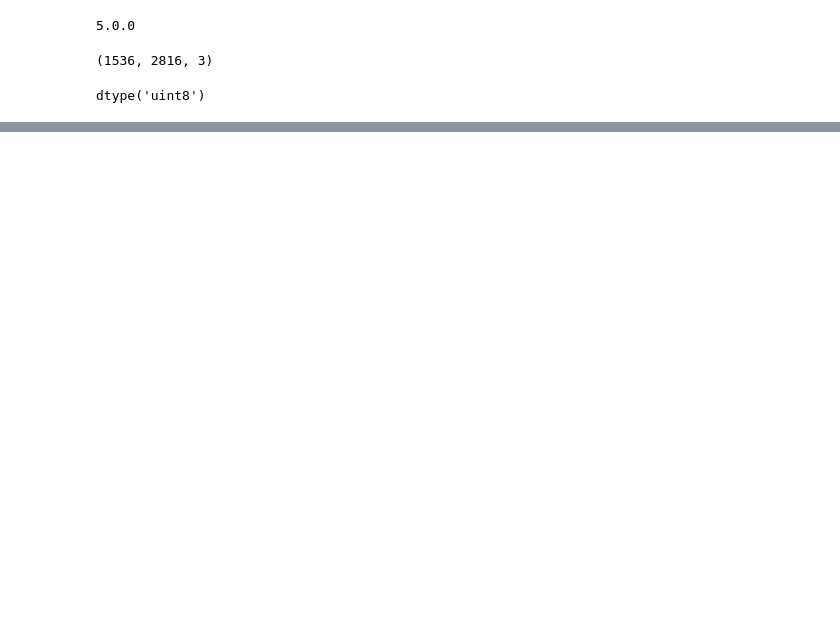
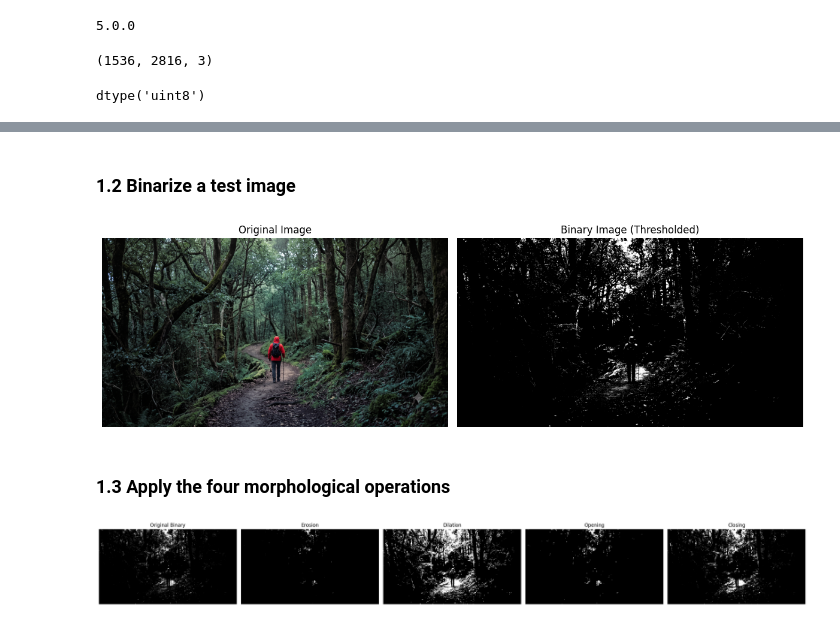
Before and after one commit to Deepvejpara/CV_PR3_Deep_Learning, a Jupyter notebook: CV_PR3.ipynb, the cells around one changed output, grey strips where cells are left out. Drawn from its saved outputs; the diff is of its cells as text; code cells hidden in the pictures; blank space fills up the shorter version.

```diff
--- a/CV_PR3.ipynb
+++ b/CV_PR3.ipynb
@@ -35,0 +34,23 @@ plt.show()
+# %% [markdown]
+### 1.2 Binarize a test image
+# %%
+gray = cv2.cvtColor(img, cv2.COLOR_BGR2GRAY)
+# %%
+_,binary = cv2.threshold(gray, 127, 255, cv2.THRESH_BINARY)
+# %%
+fig, axes = plt.subplots(1, 2, figsize=(12, 6))
+
+axes[0].imshow(cv2.cvtColor(img, cv2.COLOR_BGR2RGB))
+axes[0].set_title('Original Image')
+axes[0].axis('off')
+
+axes[1].imshow(binary, cmap='gray')
+axes[1].set_title('Binary Image (Thresholded)')
+axes[1].axis('off')
+
+plt.tight_layout()
+plt.show()
+# %% [output]
+[figure, added]
+# %% [markdown]
+### 1.3 Apply the four morphological operations
@@ -35,0 +75,32 @@ plt.show()
+# %%
+fig, axes = plt.subplots(1, 5, figsize=(25, 5))
+
+# Original Binary
+axes[0].imshow(binary, cmap='gray')
+axes[0].set_title('Original Binary')
+axes[0].axis('off')
+
+# Erosion
+axes[1].imshow(erode, cmap='gray')
+axes[1].set_title('Erosion')
+axes[1].axis('off')
+
+# Dilation
+axes[2].imshow(dilate, cmap='gray')
+axes[2].set_title('Dilation')
+axes[2].axis('off')
+
+# Opening
+axes[3].imshow(opening, cmap='gray')
+axes[3].set_title('Opening')
+axes[3].axis('off')
+
+# Closing
+axes[4].imshow(closing, cmap='gray')
+axes[4].set_title('Closing')
+axes[4].axis('off')
+
+plt.tight_layout()
+plt.show()
+# %% [output]
+[figure, added]
```
Also changed, not shown: parts of 7 cells of this notebook.
